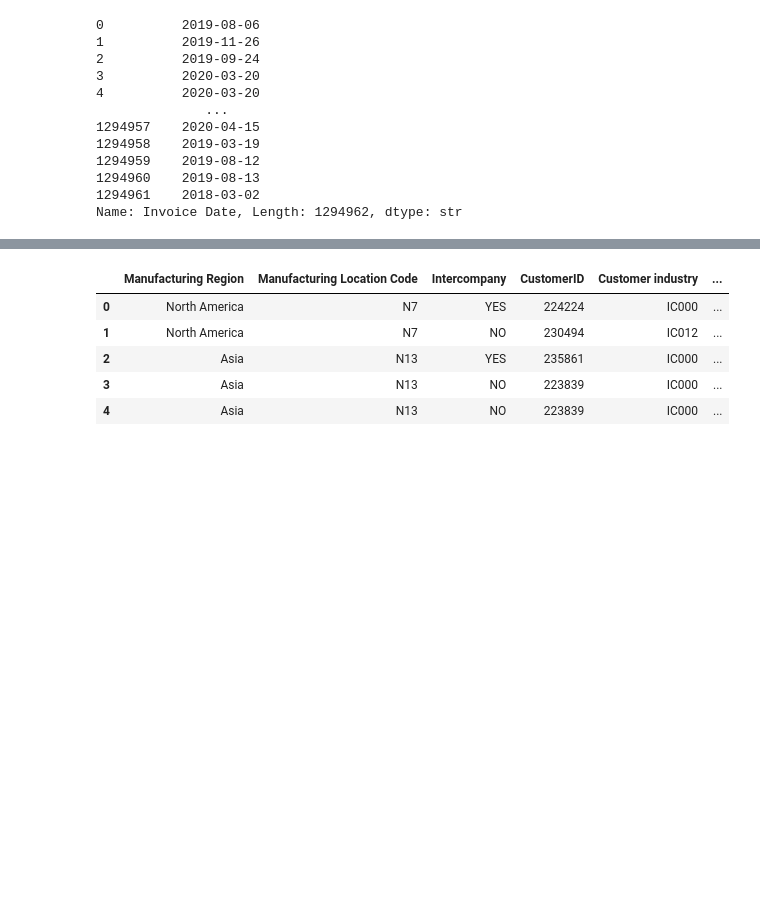
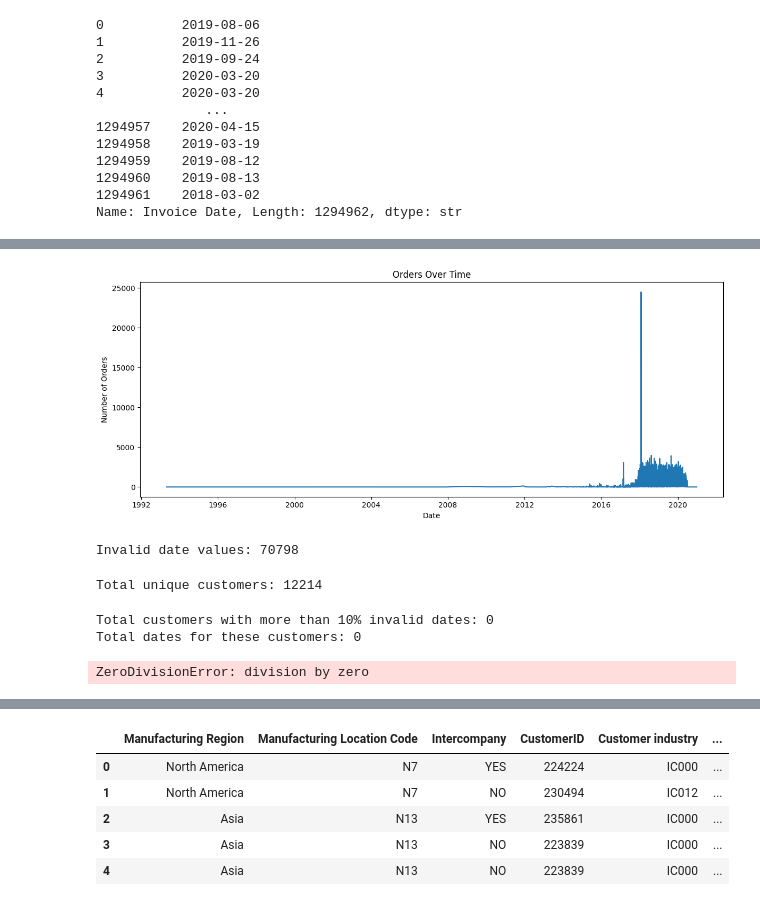
Before and after one commit to Lvlad0022/LUMEN2026, a Jupyter notebook: segmentacija_kmeans.ipynb, the cells around one changed output, grey strips where cells are left out. Drawn from its saved outputs; the diff is of its cells as text; code cells hidden in the pictures; blank space fills up the shorter version.

```diff
--- a/segmentacija_kmeans.ipynb
+++ b/segmentacija_kmeans.ipynb
@@ -23,8 +23,9 @@ from customer_vectorization_functions import function1
 from segmentation_functions import my_adjusted_kmeans, merge_kmeans, hierarchical_stratification
 # %%
 #ucčitavanje podataka
+data_path = r"C:\Users\lovro\Desktop\hackatoni\LUMEN_DS.csv"
 df = pd.read_csv(
-    "LUMEN_DS.csv",
+    data_path,
     sep="|",
     quotechar='"',
     encoding="utf-16",)
@@ -50,0 +57,10 @@ memory usage: 326.0+ MB
+# %%
+df = df[~df["Item Code"].isnull()]
+codes = df["Item Code"].astype("string")
+
+
+unique_codes = pd.unique(codes.dropna())
+item2idx = {code: int(idx) for idx, code in enumerate(unique_codes)}
+
+# Map to integer ids
+df["item_idx"] = codes.map(item2idx)
@@ -96,0 +202,23 @@ Second Youngest Order Date: 9999-12-31 00:00:00
+# %%
+import matplotlib.pyplot as plt
+
+df["Order Date"] = pd.to_datetime(df["Order Date"], errors="coerce")
+
+daily_counts = df.groupby(df["Order Date"].dt.date).size()
+
+plt.figure(figsize=(12, 5))
+daily_counts.plot()
+plt.xlabel("Date")
+plt.ylabel("Number of Orders")
+plt.title("Orders Over Time")
+plt.tight_layout()
+plt.show()
+# %% [output]
+[figure, added]
+# %%
+parsed = pd.to_datetime(df["Order Date"], errors="coerce")
+invalid_count = parsed.isna().sum()
+
+print("Invalid date values:", invalid_count)
+# %% [output]
+Invalid date values: 70798
@@ -96,0 +227,31 @@ Second Youngest Order Date: 9999-12-31 00:00:00
+# %%
+people = df["CustomerID"].unique()
+print(f"Total unique customers: {len(people)}")
+
+to_remove = np.zeros((df.shape[0], len(conditions)), dtype=bool)
+people_removed = np.zeros((len(conditions),), dtype=int)
+for i, person in enumerate(people): # iteriramo po svim ljudima
+
+    mask = df["CustomerID"] == person
+    person_data = df[mask].copy()
+
+    for i, uvjet in enumerate(conditions):
+        if uvjet(person_data):
+            to_remove[mask, i] = True
+            people_removed[i] += 1
+
+
+in conditions we have functions that check for number of invlaid data points for a column
+
+
+print(f"Total customers with more than 10% invalid dates: {number_of_people}")
+print(f"Total dates for these customers: {number_of_dates}")
+print(f"Average percentage of invalid dates for these customers: {sum_percentages/number_of_people:.2%}")
+print(f"Total invalid customers with more than 50 orders: {osobe_s_50}")
+print(f"Total valid customers with more than 50 orders: {osobe_valid_50}")
+print(f"Percentage of invalid customers with more than 50 orders: {osobe_valid_50:.2%}")
+# %% [output]
+Total unique customers: 12214
+Total customers with more than 10% invalid dates: 0
+Total dates for these customers: 0
+ZeroDivisionError: division by zero
```
Also changed, not shown: parts of 16 cells of this notebook, 56 other files.
